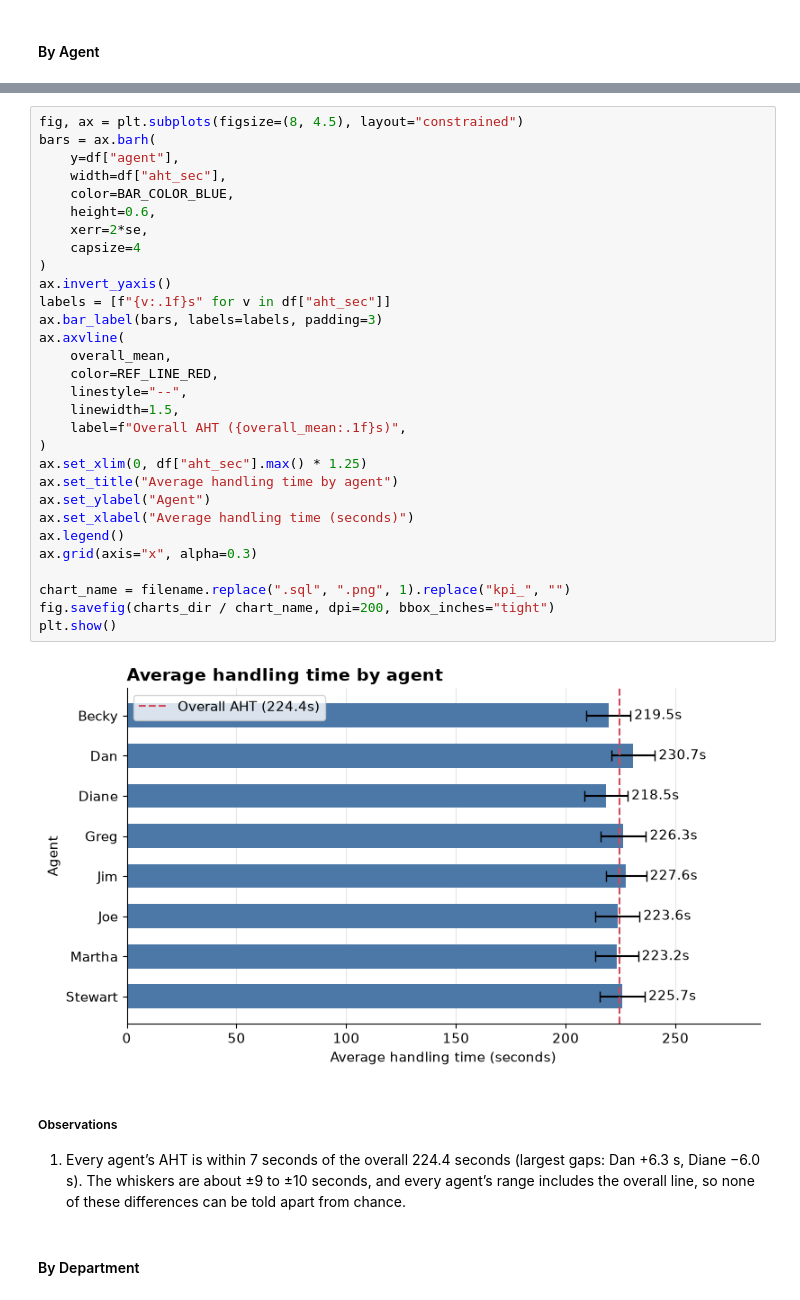
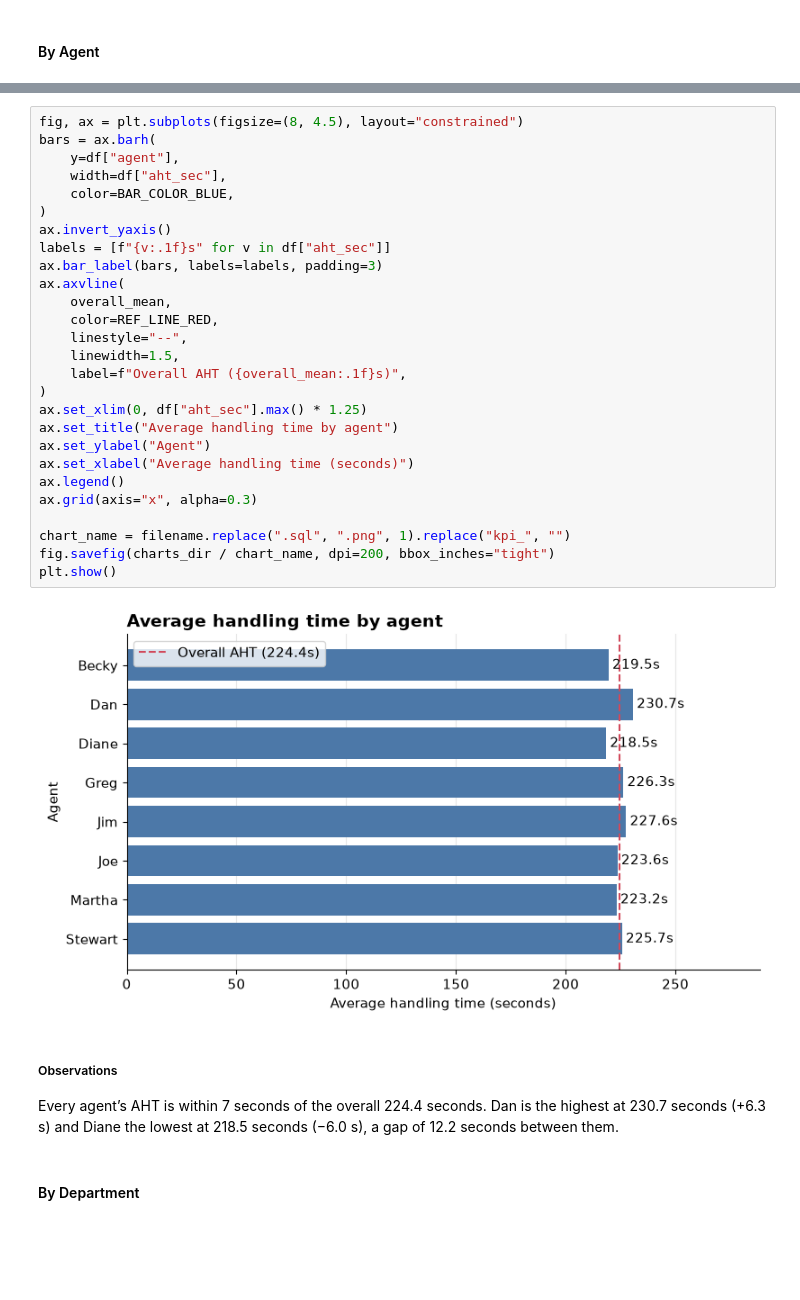
Before and after one commit to Ashish-Krishna-K/call-center-staffing-analytics, a Jupyter notebook: notebooks/03_kpi_analysis.ipynb, the cells around one changed output, grey strips where cells are left out. Drawn from its saved outputs; the diff is of its cells as text; blank space fills up the shorter version.

```diff
--- a/notebooks/03_kpi_analysis.ipynb
+++ b/notebooks/03_kpi_analysis.ipynb
@@ -704,39 +685,36 @@ ORDER BY
 # %%
 fig, ax = plt.subplots(figsize=(8, 4.5), layout="constrained")
 bars = ax.barh(
     y=df["agent"],
     width=df["aht_sec"],
     color=BAR_COLOR_BLUE,
-    height=0.6,
-    xerr=2*se,
-    capsize=4
 )
 ax.invert_yaxis()
 labels = [f"{v:.1f}s" for v in df["aht_sec"]]
 ax.bar_label(bars, labels=labels, padding=3)
 ax.axvline(
     overall_mean,
     color=REF_LINE_RED,
     linestyle="--",
     linewidth=1.5,
     label=f"Overall AHT ({overall_mean:.1f}s)",
 )
 ax.set_xlim(0, df["aht_sec"].max() * 1.25)
 ax.set_title("Average handling time by agent")
 ax.set_ylabel("Agent")
 ax.set_xlabel("Average handling time (seconds)")
 ax.legend()
 ax.grid(axis="x", alpha=0.3)
 
 chart_name = filename.replace(".sql", ".png", 1).replace("kpi_", "")
 fig.savefig(charts_dir / chart_name, dpi=200, bbox_inches="tight")
 plt.show()
 # %% [output]
-[figure, old version]
+[figure, new version]
 # %% [markdown]
 ##### Observations
 
-1. Every agent’s AHT is within 7 seconds of the overall 224.4 seconds (largest gaps: Dan +6.3 s, Diane −6.0 s). The whiskers are about ±9 to ±10 seconds, and every agent’s range includes the overall line, so none of these differences can be told apart from chance.
+Every agent’s AHT is within 7 seconds of the overall 224.4 seconds. Dan is the highest at 230.7 seconds (+6.3 s) and Diane the lowest at 218.5 seconds (−6.0 s), a gap of 12.2 seconds between them.
 # %% [markdown]
 #### By Department
 # %%
```
Also changed, not shown: parts of 35 cells of this notebook, 12 other files.
